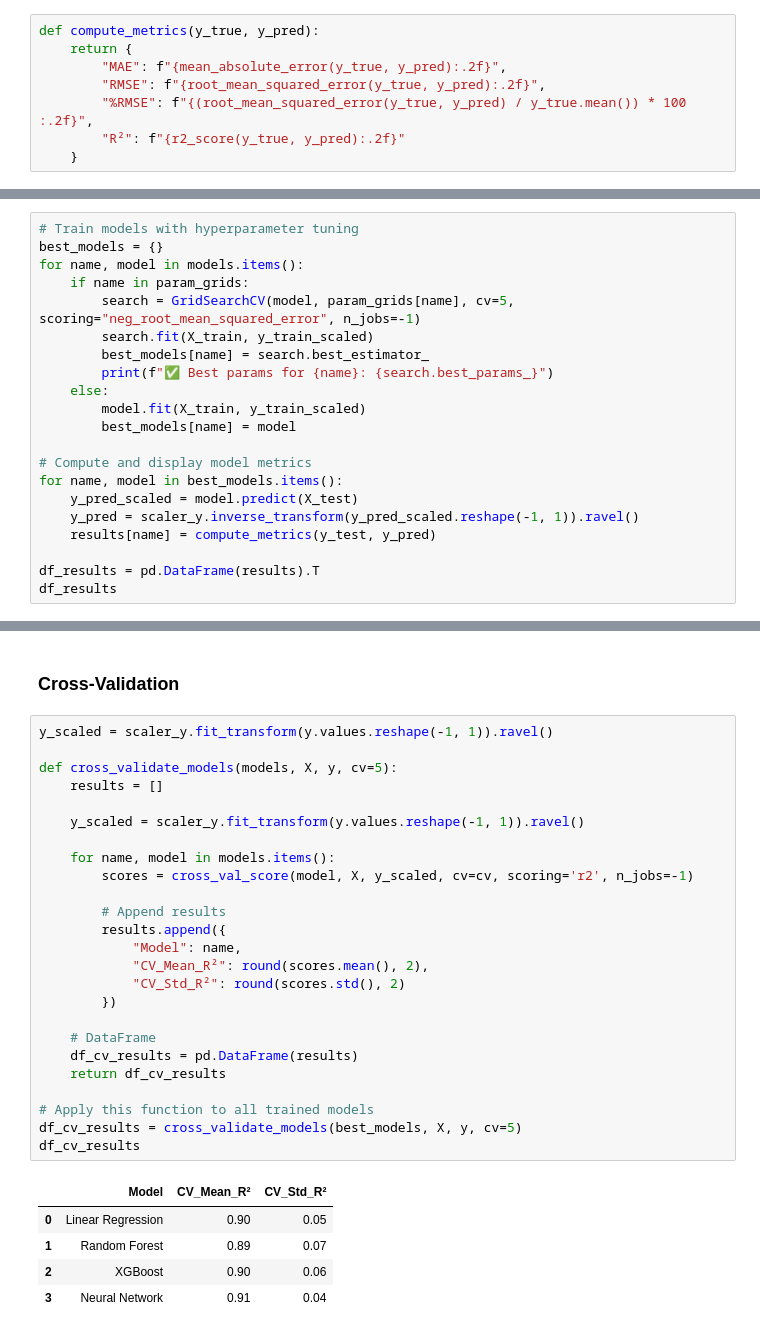
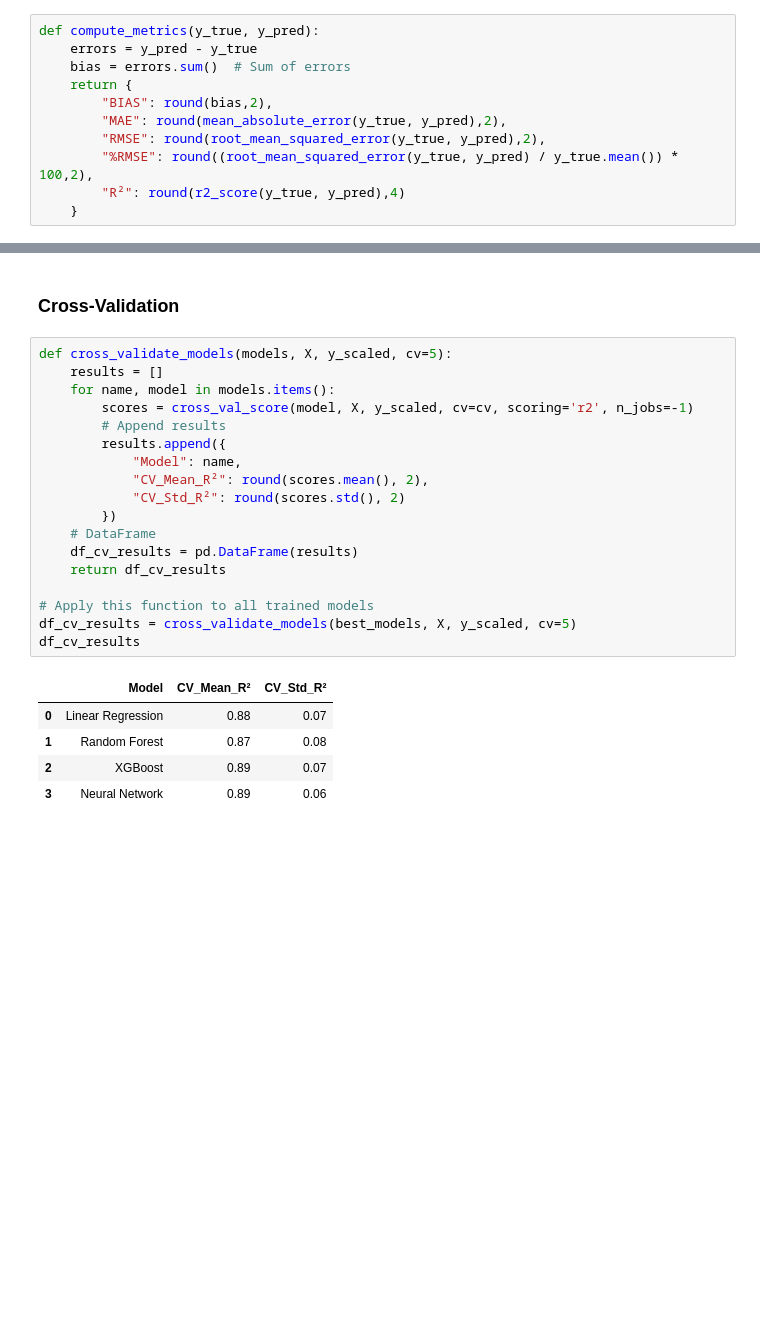
Before and after one commit to HLussiatti/SalaryForecast, a Jupyter notebook: notebooks/3. ML_Model.ipynb, the cells around one changed output, grey strips where cells are left out. Saved outputs shown, nothing was run; the diff lists cells and outputs as text; blank space fills up the shorter version.

```diff
--- a/notebooks/3. ML_Model.ipynb
+++ b/notebooks/3. ML_Model.ipynb
@@ -49,9 +36,12 @@ df_pca = pd.read_csv('..\\datasets\\2. Processed Dataset\\pca_result.csv')
 # Compute Metrics
 # %%
 def compute_metrics(y_true, y_pred):
+    errors = y_pred - y_true
+    bias = errors.sum()  # Sum of errors
     return {
-        "MAE": f"{mean_absolute_error(y_true, y_pred):.2f}",
-        "RMSE": f"{root_mean_squared_error(y_true, y_pred):.2f}",
-        "%RMSE": f"{(root_mean_squared_error(y_true, y_pred) / y_true.mean()) * 100 :.2f}",
-        "R²": f"{r2_score(y_true, y_pred):.2f}"
+        "BIAS": round(bias,2),
+        "MAE": round(mean_absolute_error(y_true, y_pred),2),
+        "RMSE": round(root_mean_squared_error(y_true, y_pred),2),
+        "%RMSE": round((root_mean_squared_error(y_true, y_pred) / y_true.mean()) * 100,2),
+        "R²": round(r2_score(y_true, y_pred),4)
     }
@@ -129,21 +123,0 @@ models = {
-# %%
-# Train models with hyperparameter tuning
-best_models = {}
-for name, model in models.items():
-    if name in param_grids:
-        search = GridSearchCV(model, param_grids[name], cv=5, scoring="neg_root_mean_squared_error", n_jobs=-1)
-        search.fit(X_train, y_train_scaled)
-        best_models[name] = search.best_estimator_
-        print(f"✅ Best params for {name}: {search.best_params_}")
-    else:
-        model.fit(X_train, y_train_scaled)
-        best_models[name] = model
-
-# Compute and display model metrics
-for name, model in best_models.items():
-    y_pred_scaled = model.predict(X_test)
-    y_pred = scaler_y.inverse_transform(y_pred_scaled.reshape(-1, 1)).ravel()
-    results[name] = compute_metrics(y_test, y_pred)
-
-df_results = pd.DataFrame(results).T
-df_results
@@ -224,33 +187,26 @@ df_results
 # %% [markdown]
 ### Cross-Validation
 # %%
-y_scaled = scaler_y.fit_transform(y.values.reshape(-1, 1)).ravel()
-
-def cross_validate_models(models, X, y, cv=5):
+def cross_validate_models(models, X, y_scaled, cv=5):
     results = []
-
-    y_scaled = scaler_y.fit_transform(y.values.reshape(-1, 1)).ravel()
-
     for name, model in models.items():
         scores = cross_val_score(model, X, y_scaled, cv=cv, scoring='r2', n_jobs=-1)
-
         # Append results
         results.append({
             "Model": name,
             "CV_Mean_R²": round(scores.mean(), 2),
             "CV_Std_R²": round(scores.std(), 2)
         })
-
     # DataFrame
     df_cv_results = pd.DataFrame(results)
     return df_cv_results
 
 # Apply this function to all trained models
-df_cv_results = cross_validate_models(best_models, X, y, cv=5)
+df_cv_results = cross_validate_models(best_models, X, y_scaled, cv=5)
 df_cv_results
 # %% [output]
 |  | Model | CV_Mean_R² | CV_Std_R² |
-| 0 | Linear Regression | 0.90 | 0.05 |
-| 1 | Random Forest | 0.89 | 0.07 |
-| 2 | XGBoost | 0.90 | 0.06 |
-| 3 | Neural Network | 0.91 | 0.04 |
+| 0 | Linear Regression | 0.88 | 0.07 |
+| 1 | Random Forest | 0.87 | 0.08 |
+| 2 | XGBoost | 0.89 | 0.07 |
+| 3 | Neural Network | 0.89 | 0.06 |
```
Also changed, not shown: parts of 19 cells of this notebook, 10 other files.
